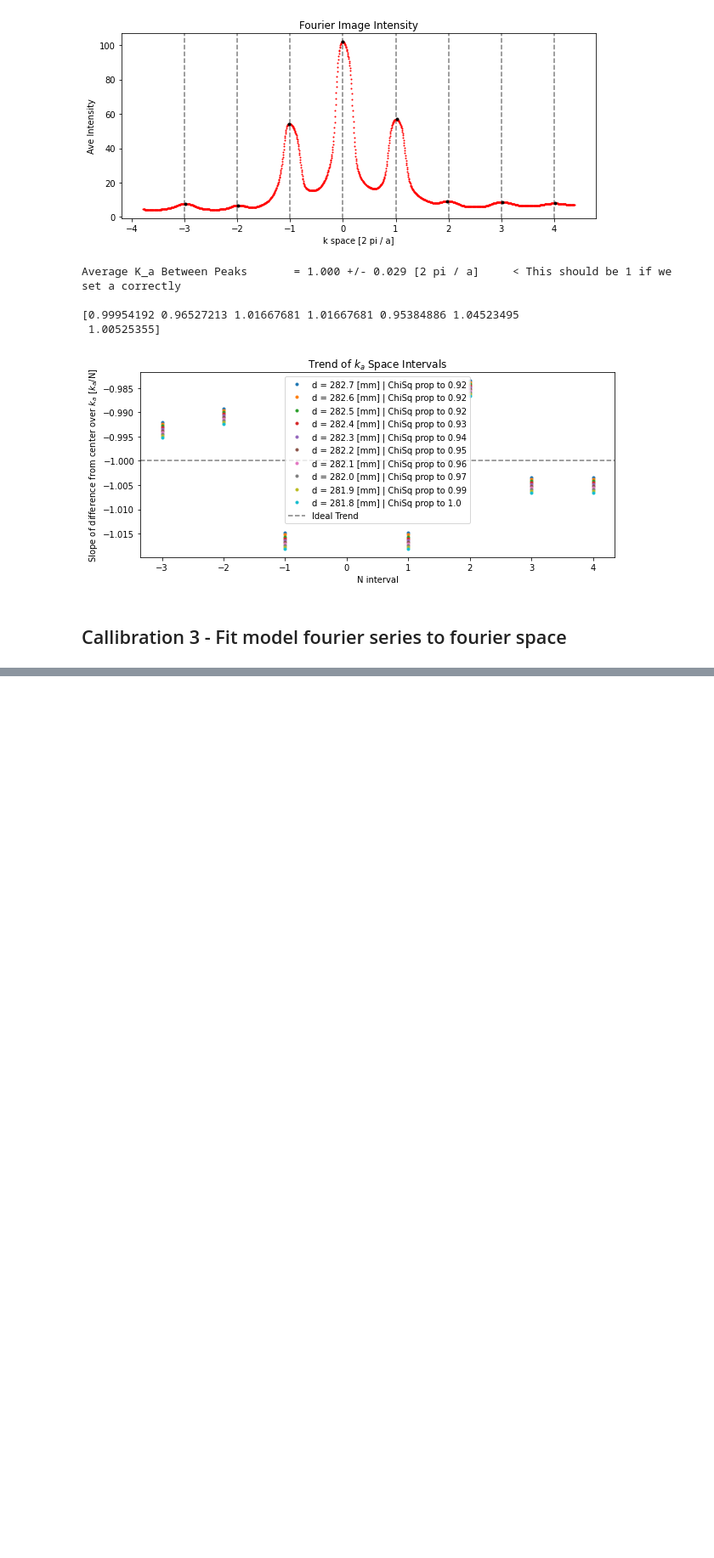
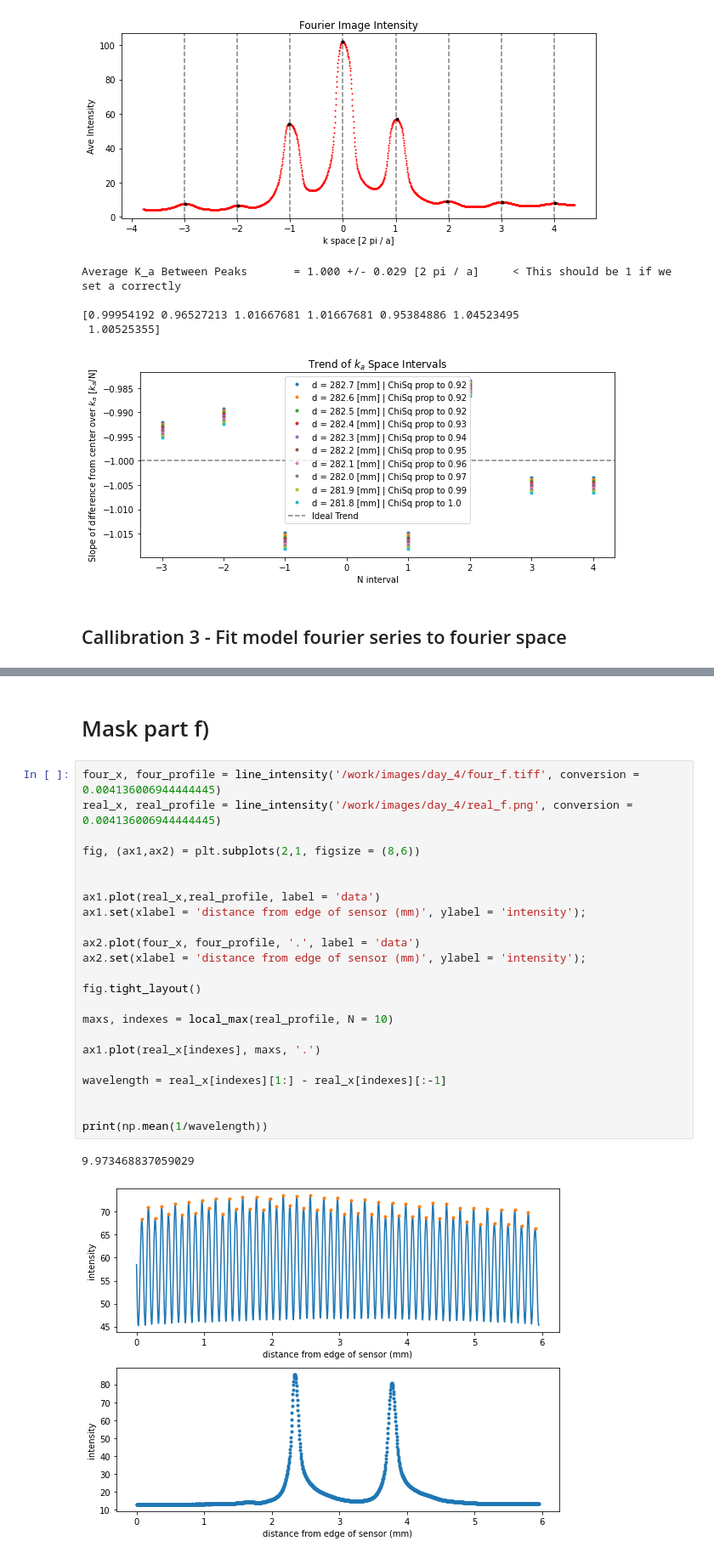
Before and after one commit to Elliot-Wadge/Phys-332W-SF, a Jupyter notebook: analysis.ipynb, the cells around one changed output, grey strips where cells are left out. Shown at 85% size. Drawn from its saved outputs; the diff is of its cells as text; blank space fills up the shorter version.

```diff
--- a/analysis.ipynb
+++ b/analysis.ipynb
@@ -420,3 +545,31 @@ SyntaxError: not a PNG file (<string>)
+# %% [markdown]
+# Mask part f)
+# %%
+four_x, four_profile = line_intensity('/work/images/day_4/four_f.tiff', conversion = 0.004136006944444445)
+real_x, real_profile = line_intensity('/work/images/day_4/real_f.png', conversion = 0.004136006944444445)
+
+fig, (ax1,ax2) = plt.subplots(2,1, figsize = (8,6))
+
+
+ax1.plot(real_x,real_profile, label = 'data')
+ax1.set(xlabel = 'distance from edge of sensor (mm)', ylabel = 'intensity');
+
+ax2.plot(four_x, four_profile, '.', label = 'data')
+ax2.set(xlabel = 'distance from edge of sensor (mm)', ylabel = 'intensity');
+
+fig.tight_layout()
+
+maxs, indexes = local_max(real_profile, N = 10)
+
+ax1.plot(real_x[indexes], maxs, '.')
+
+wavelength = real_x[indexes][1:] - real_x[indexes][:-1]
+
+
+print(np.mean(1/wavelength))
+# %% [output]
+9.973468837059029
+[figure, added]
 # %% [markdown]
 <a style='text-decoration:none;line-height:16px;display:flex;color:#5B5B62;padding:10px;justify-content:end;' href='https://deepnote.com?utm_source=created-in-deepnote-cell&projectId=d5fa1824-1bb4-43c9-8e7a-6904bae8e065' target="_blank">
 <img alt='Created in deepnote.com' style='display:inline;max-height:16px;margin:0px;margin-right:7.5px;' src='embedded-picture-1' > </img>
```
Also changed, not shown: parts of 12 cells of this notebook, 9 other files.
